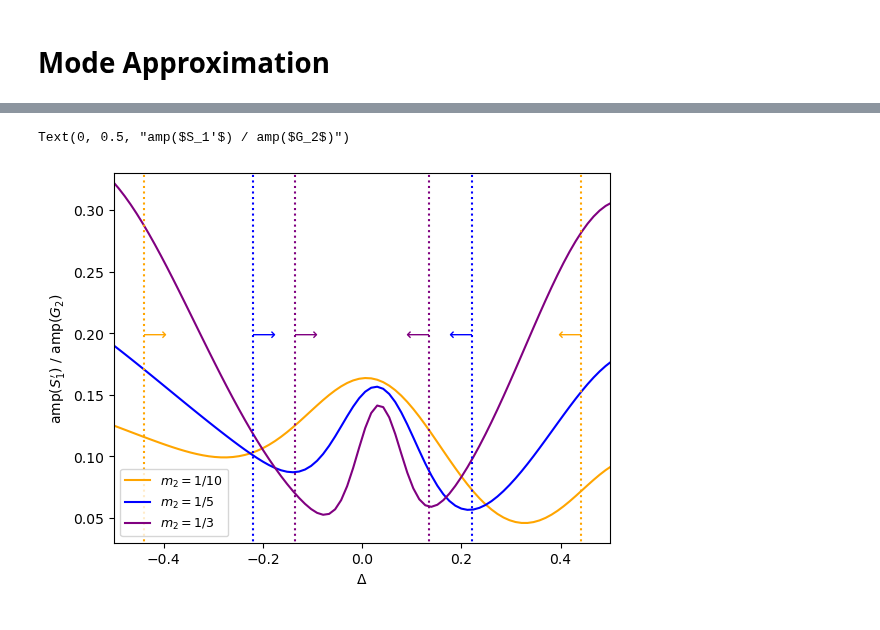
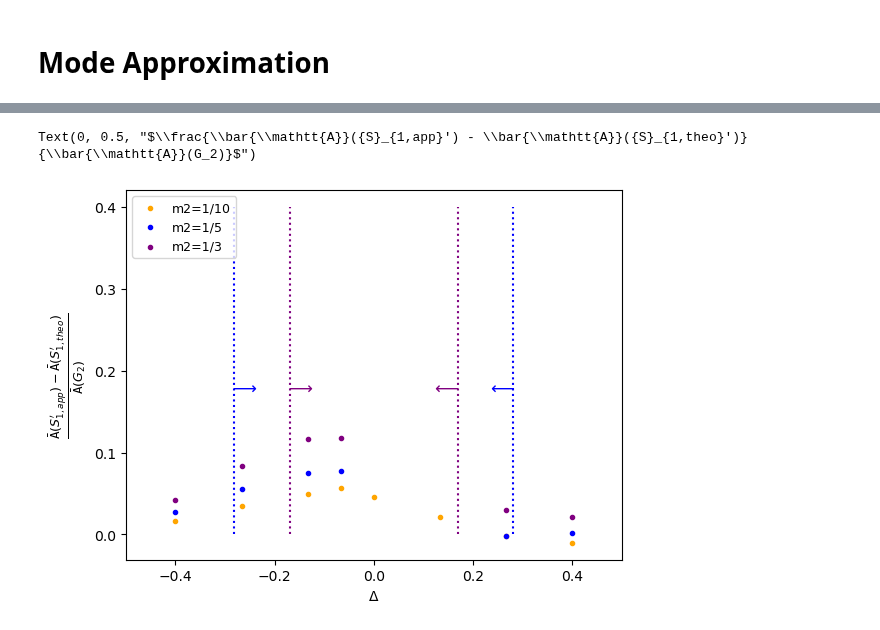
Before and after one commit to EritasY/Chaos, a Jupyter notebook: GeneralCase.ipynb, the cells around one changed output, grey strips where cells are left out. Drawn from its saved outputs; the diff is of its cells as text; code cells hidden in the pictures.

```diff
--- a/GeneralCase.ipynb
+++ b/GeneralCase.ipynb
@@ -232,10 +318,12 @@ def gauss(x,a1,b1,c1,a2,b2,c2,a3,b3,c3):
 # %%
-def fitDelta(d,xfit):
-    x = [d.iloc[i]['Delta'] for i in range(len(d)) if d.iloc[i]['S1'] < 0.1]
-    y = [d.iloc[i]['S1a'] / d.iloc[i]['G2'] for i in range(len(d)) if d.iloc[i]['S1'] < 0.1]
-    (popt, pcov) = curve_fit(gauss, x, y, p0=[0.35,-0.5,0.1,0.15,0,0.1,0.35,0.5,0.1],absolute_sigma=True,maxfev=90000)
-    yfit = gauss(xfit, *popt)
-    return x,y,yfit
+def fitDelta(d):
+    x = [d.iloc[i]['Delta'] for i in range(len(d)) if d.iloc[i]['S1']/d.iloc[i]['G2'] < 0.05]
+    y1 = [(d.iloc[i]['S1a']-d.iloc[i]['S1']) for i in range(len(d)) if d.iloc[i]['S1']/d.iloc[i]['G2'] < 0.05]
+    y2 = [(d.iloc[i]['S2a']-d.iloc[i]['S2']) for i in range(len(d)) if d.iloc[i]['S1']/d.iloc[i]['G2'] < 0.05]
+#     for i in range(len(y)):
+#         if y[i] < 0:
+#             y[i] = 0
+    return x, y1
 # %%
 def deltaBound(m2,psi):
     deltaLimit = lambda x : np.sqrt(m2)*((x-1)**3*(x+3)-(x+1)**3*(x-3))/((1-m2)*((x-1)**3*(x+3)+(x+1)**3*(x-3))) - psi
@@ -245,42 +361,37 @@ def deltaBound(m2,psi):
 # %%
 df = pd.read_csv('varyDelta.csv')
 d1 = df[df['m2'] == 1/10]
-d2 = df[df['m2'] == 1/5]
+d2 = df[df['m2'].between(0.19,0.21)]
 d3 = df[df['m2'] == 1/3]
-xfit = np.linspace(-0.6,0.6,100)
-x1,y1,fit1 = fitDelta(d1,xfit)
-x2,y2,fit2 = fitDelta(d2,xfit)
-x3,y3,fit3 = fitDelta(d3,xfit)
+x1,y1 = fitDelta(d1)
+x2,y2 = fitDelta(d2)
+x3,y3 = fitDelta(d3)
 
 f, ax1 = plt.subplots()
 c1, c2, c3 = 'orange', 'blue', 'purple'
-# ax1.scatter(x1,y1,marker='.',color=c1,label='m2=1/10')
-# ax1.scatter(x2,y2,marker='.',color=c2,label='m2=1/5')
-# ax1.scatter(x3,y3,marker='.',color=c3,label='m2=1/3')
-ax1.plot(xfit,fit1,color=c1,linestyle='-',label='$m_2=1/10$')
-ax1.plot(xfit,fit2,color=c2,linestyle='-',label='$m_2=1/5$')
-ax1.plot(xfit,fit3,color=c3,linestyle='-',label='$m_2=1/3$')
-
-psibound = 0.3
-ymin, ymax = 0, 0.36
-b1, b2, b3 = deltaBound(1/10,psibound), deltaBound(1/5,psibound), deltaBound(1/3,psibound)
-ax1.vlines([b1,-b1],ymin,ymax,linestyle=':',color=c1)
+ax1.scatter(x1,y1,marker='.',color=c1,label='m2=1/10')
+ax1.scatter(x2,y2,marker='.',color=c2,label='m2=1/5')
+ax1.scatter(x3,y3,marker='.',color=c3,label='m2=1/3')
+ymin, ymax = 0, 0.4
+percentage = 0.3
+b1, b2, b3 = percentage/(16/3*1/10), -percentage/(16/3*1/5), -percentage/(16/3*1/3)
+# ax1.vlines([b1,-b1],ymin,ymax,linestyle=':',color=c1)
 ax1.vlines([b2,-b2],ymin,ymax,linestyle=':',color=c2)
 ax1.vlines([b3,-b3],ymin,ymax,linestyle=':',color=c3)
 
-text_xpos = 0.20
-ax1.text(b1-0.01,text_xpos,r'$\longrightarrow$', color=c1, fontsize=12, horizontalalignment='left', verticalalignment='center')
-ax1.text(-b1+0.003,text_xpos,r'$\longleftarrow$', color=c1, fontsize=12, horizontalalignment='right', verticalalignment='center')
+text_xpos = 0.18
+# ax1.text(b1-0.01,text_xpos,r'$\longrightarrow$', color=c1, fontsize=12, horizontalalignment='left', verticalalignment='center')
+# ax1.text(-b1+0.003,text_xpos,r'$\longleftarrow$', color=c1, fontsize=12, horizontalalignment='right', verticalalignment='center')
 ax1.text(b2-0.01,text_xpos,r'$\longrightarrow$', color=c2, fontsize=12, horizontalalignment='left', verticalalignment='center')
 ax1.text(-b2+0.003,text_xpos,r'$\longleftarrow$', color=c2, fontsize=12, horizontalalignment='right', verticalalignment='center')
 ax1.text(b3-0.01,text_xpos,r'$\longrightarrow$', color=c3, fontsize=12, horizontalalignment='left', verticalalignment='center')
 ax1.text(-b3+0.003,text_xpos,r'$\longleftarrow$', color=c3, fontsize=12, horizontalalignment='right', verticalalignment='center')
 
-ax1.legend(loc='lower left',fontsize=9)
+ax1.legend(loc='upper left',fontsize=9)
 ax1.set_xlim(-0.5,0.5)
-ax1.set_ylim(0.03,0.33)
+# ax1.set_ylim(-0.02,0.25)
 ax1.set_xlabel('$\Delta$')
-ax1.set_ylabel('amp($S_1\'$) / amp($G_2$)')
+ax1.set_ylabel(r"$\frac{\bar{\mathtt{A}}({S}_{1,app}') - \bar{\mathtt{A}}({S}_{1,theo}')}{\bar{\mathtt{A}}(G_2)}$",fontsize=13)
 # %% [output]
-Text(0, 0.5, "amp($S_1'$) / amp($G_2$)")
+Text(0, 0.5, "$\\frac{\\bar{\\mathtt{A}}({S}_{1,app}') - \\bar{\\mathtt{A}}({S}_{1,theo}')}{\\bar{\\mathtt{A}}(G_2)}$")
-[figure, old version]
+[figure, new version]
```
Also changed, not shown: parts of 32 cells of this notebook, 1 other file.
